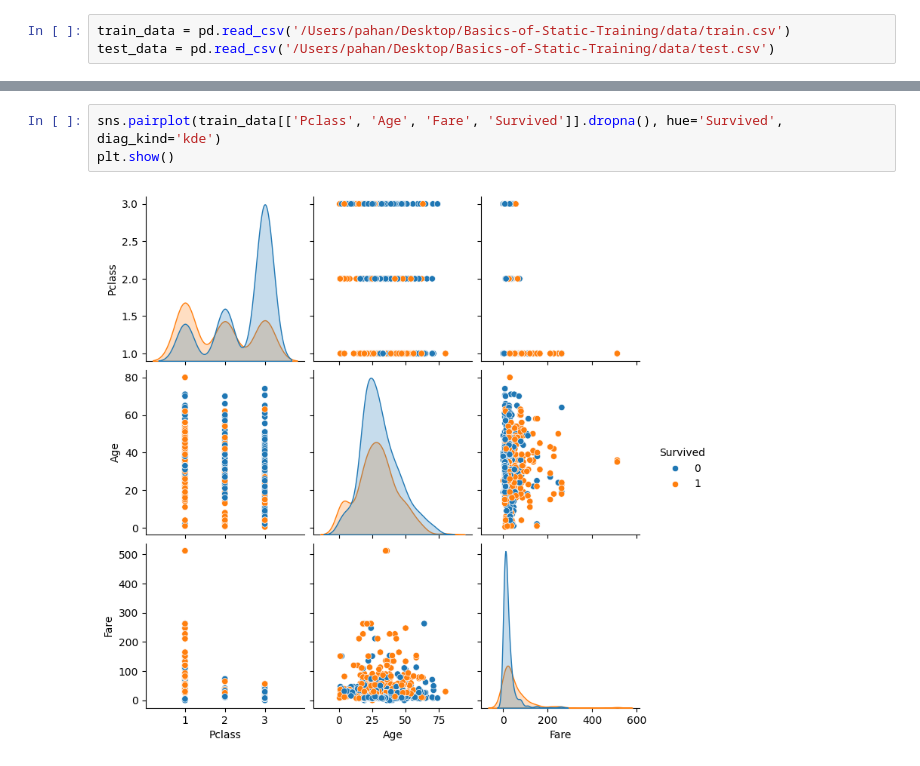
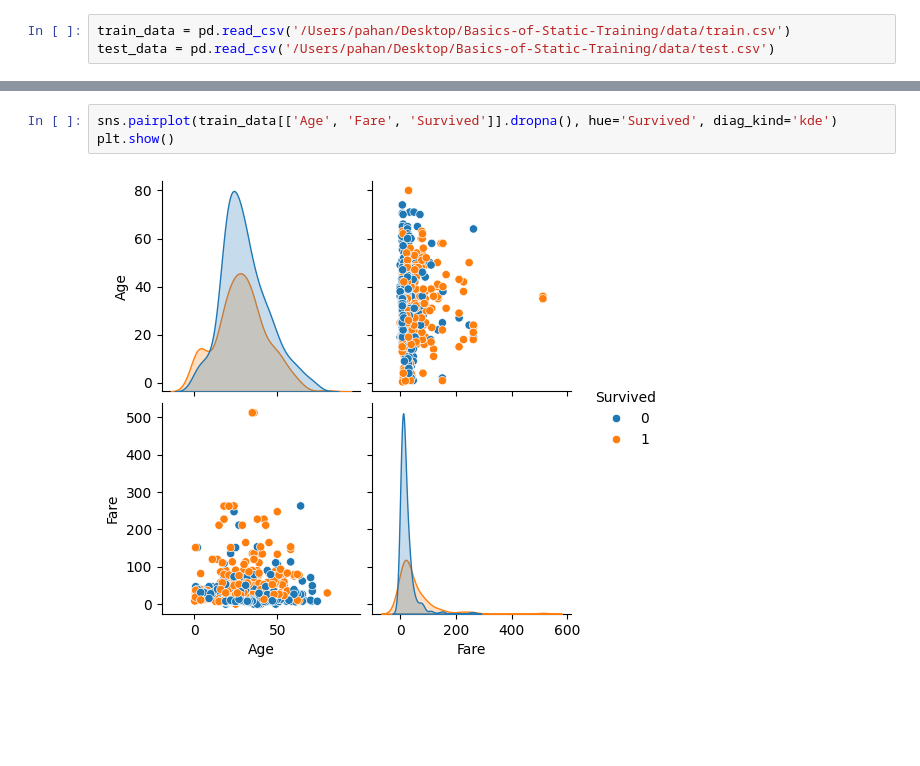
Before and after one commit to TreshMom/Basics-of-Static-Training, a Jupyter notebook: notebooks/EDA.ipynb, the cells around one changed output, grey strips where cells are left out. Drawn from its saved outputs; the diff is of its cells as text; blank space fills up the shorter version.

```diff
--- a/notebooks/EDA.ipynb
+++ b/notebooks/EDA.ipynb
@@ -22,5 +54,5 @@ plot_distributions(train_data[['Pclass', 'Age', 'Fare', 'Sex', 'Embarked']])
 # %%
-sns.pairplot(train_data[['Pclass', 'Age', 'Fare', 'Survived']].dropna(), hue='Survived', diag_kind='kde')
+sns.pairplot(train_data[['Age', 'Fare', 'Survived']].dropna(), hue='Survived', diag_kind='kde')
 plt.show()
 # %% [output]
-[figure, old version]
+[figure, new version]
```
Also changed, not shown: parts of 5 cells of this notebook, 3 other files.
